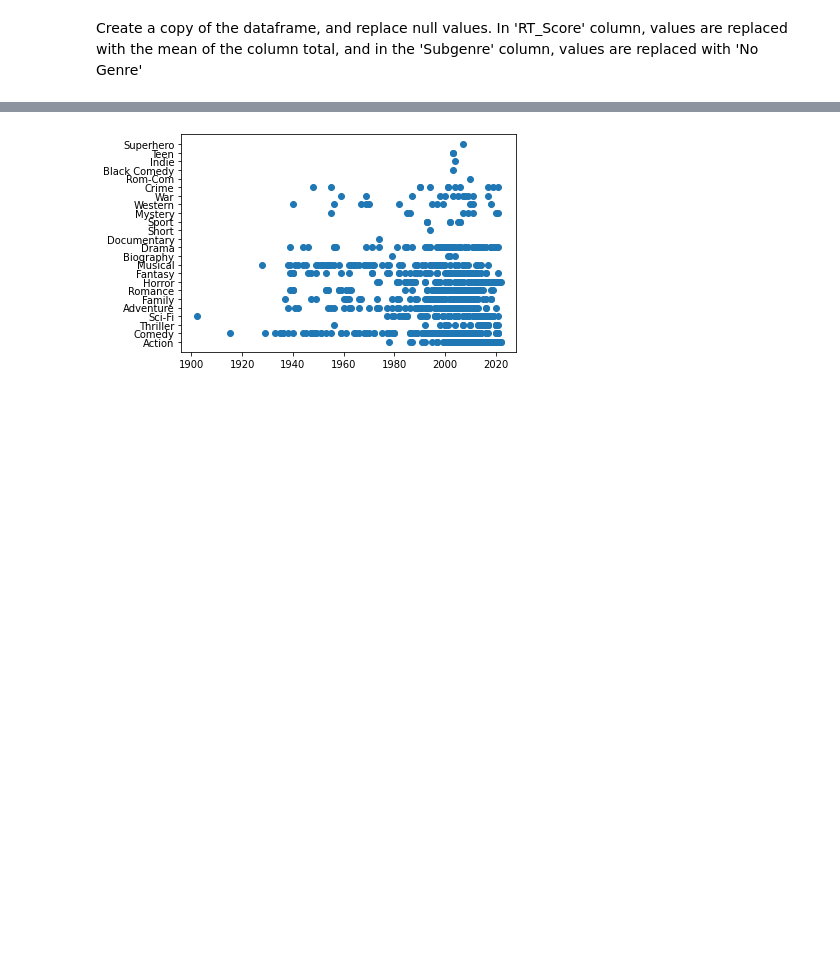
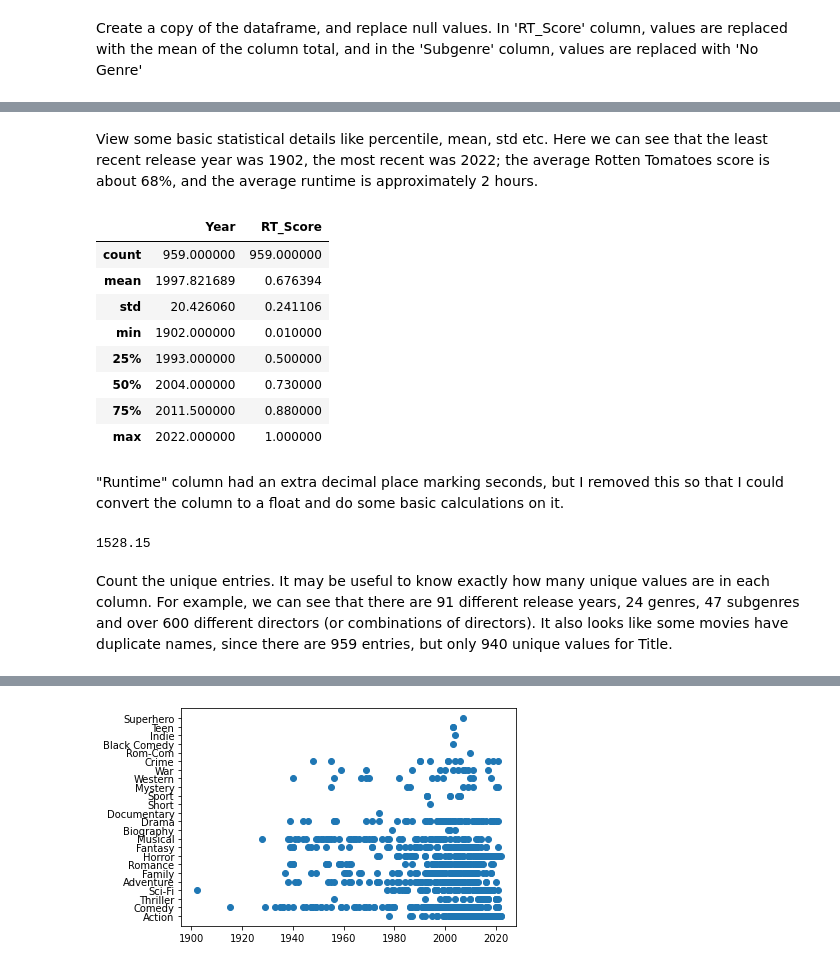
Before and after one commit to amlaffoon/cinemaphile, a Jupyter notebook: movies.ipynb, the cells around one changed output, grey strips where cells are left out. Drawn from its saved outputs; the diff is of its cells as text; code cells hidden in the pictures; blank space fills up the shorter version.

```diff
--- a/movies.ipynb
+++ b/movies.ipynb
@@ -75,0 +78,31 @@ df1[10:38]
+# %% [markdown]
+View some basic statistical details like percentile, mean, std etc.
+Here we can see that the least recent release year was 1902, the most recent was 2022; the average Rotten Tomatoes score is about 68%, and the average runtime is approximately 2 hours.
+# %%
+df1.describe()
+# %% [output]
+|  | Year | RT_Score |
+| count | 959.000000 | 959.000000 |
+| mean | 1997.821689 | 0.676394 |
+| std | 20.426060 | 0.241106 |
+| min | 1902.000000 | 0.010000 |
+| 25% | 1993.000000 | 0.500000 |
+| 50% | 2004.000000 | 0.730000 |
+| 75% | 2011.500000 | 0.880000 |
+| max | 2022.000000 | 1.000000 |
+# %% [markdown]
+"Runtime" column had an extra decimal place marking seconds, but I removed this so that I could convert the column to a float and do some basic calculations on it.
+# %%
+df1['Runtime'] = df1['Runtime'].astype(str).replace('\.00', '', regex=True)
+df1['Runtime'] = df1.Runtime.astype(float)
+
+df1['Runtime'].mean()
+# Output: 1.5934827945776853. Average movie length is just shy of two hours!
+df1['Runtime'].sum()
+# Output: 1528.15. (1,528 hours) That's over 60 days of round-the-clock movie-watching!
+# %% [output]
+1528.15
+# %% [markdown]
+Count the unique entries.
+It may be useful to know exactly how many unique values are in each column. For example, we can see that there are 91 different release years, 24 genres, 47 subgenres and over 600 different directors (or combinations of directors).
+It also looks like some movies have duplicate names, since there are 959 entries, but only 940 unique values for Title.
```
Also changed, not shown: parts of 24 cells of this notebook.
